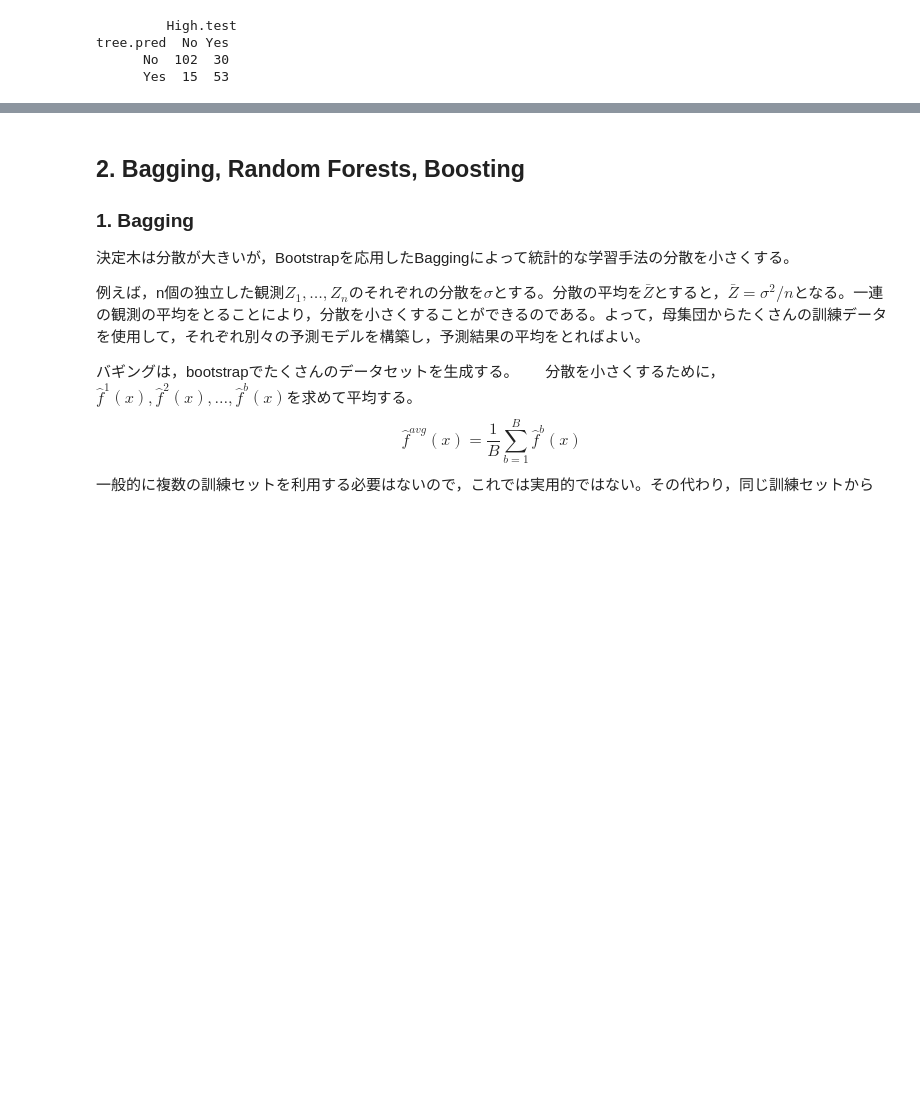
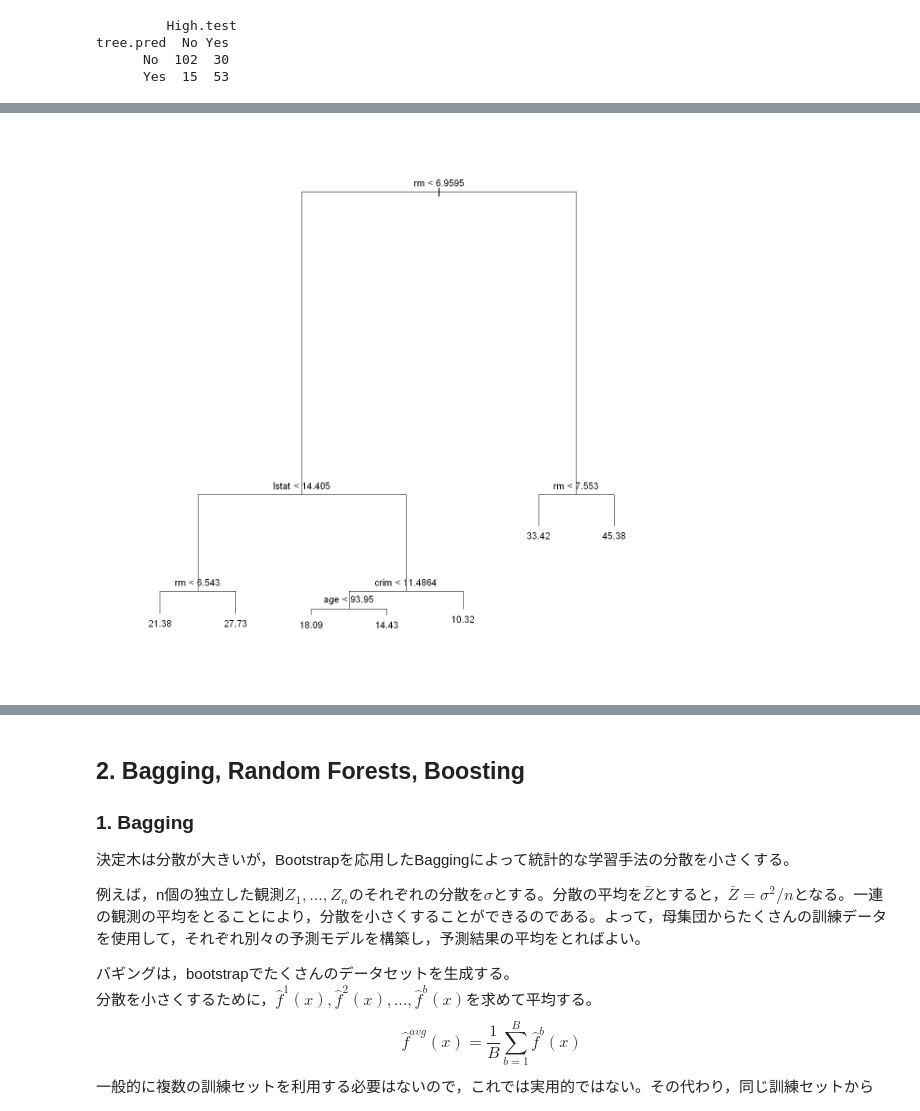
Before and after one commit to yellowmeteor/met_python.github.io, a Jupyter notebook: ISLR/8_Tree-Based_Methods.ipynb, the cells around one changed output, grey strips where cells are left out. Cells and saved outputs as stored; diff of their text form; code cells hidden in the pictures; blank space fills up the shorter version.

```diff
--- a/ISLR/8_Tree-Based_Methods.ipynb
+++ b/ISLR/8_Tree-Based_Methods.ipynb
@@ -224,3 +224,10 @@ table(tree.pred, High.test)
 tree.pred  No Yes
       No  102  30
       Yes  15  53
+# %%
+# Fitting Regression Trees
+library(MASS) # Boston data
+set.seed(1)
+train = sample(1:nrow(Boston), nrow(Boston)/2)
+tree.boston = tree(medv~., Boston, subset=train)
+summary(tree.boston)
@@ -226,0 +244,6 @@ tree.pred  No Yes
+# %%
+# tree plot
+plot(tree.boston)
+text(tree.boston, pretty=0)
+# %% [output]
+[figure, added]
```
Also changed, not shown: parts of 14 cells of this notebook.
